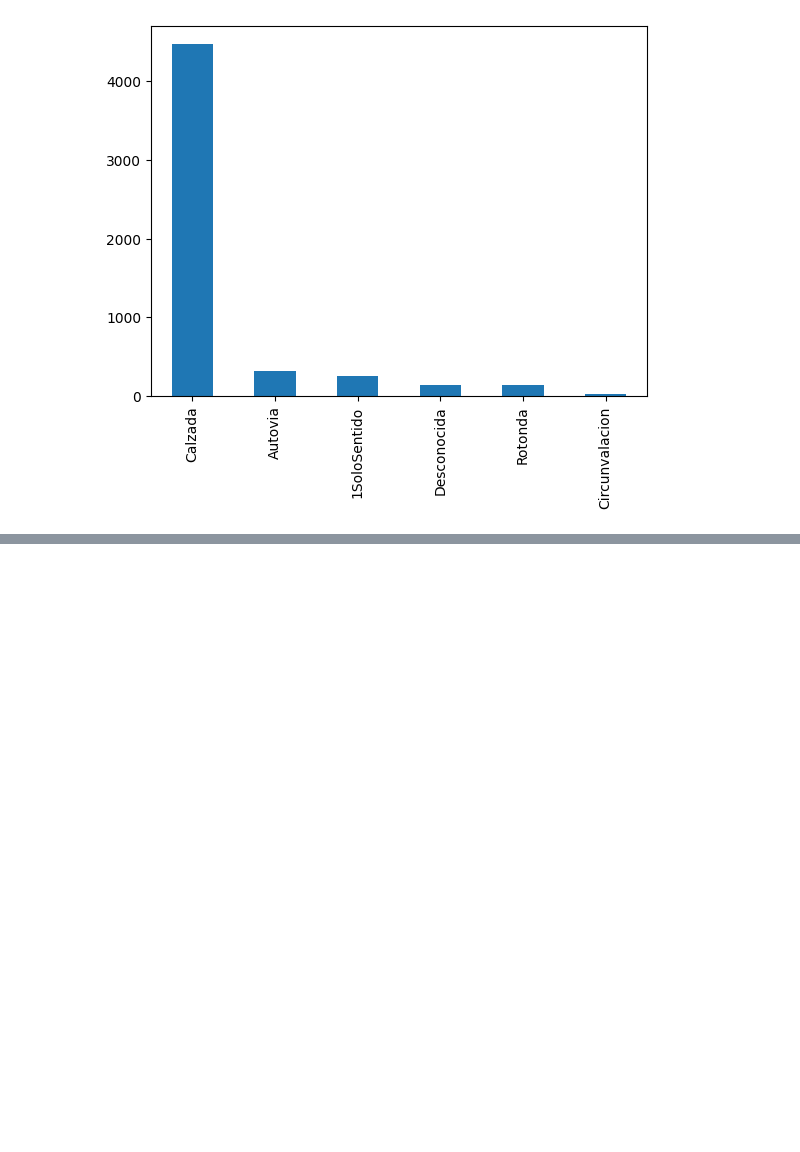
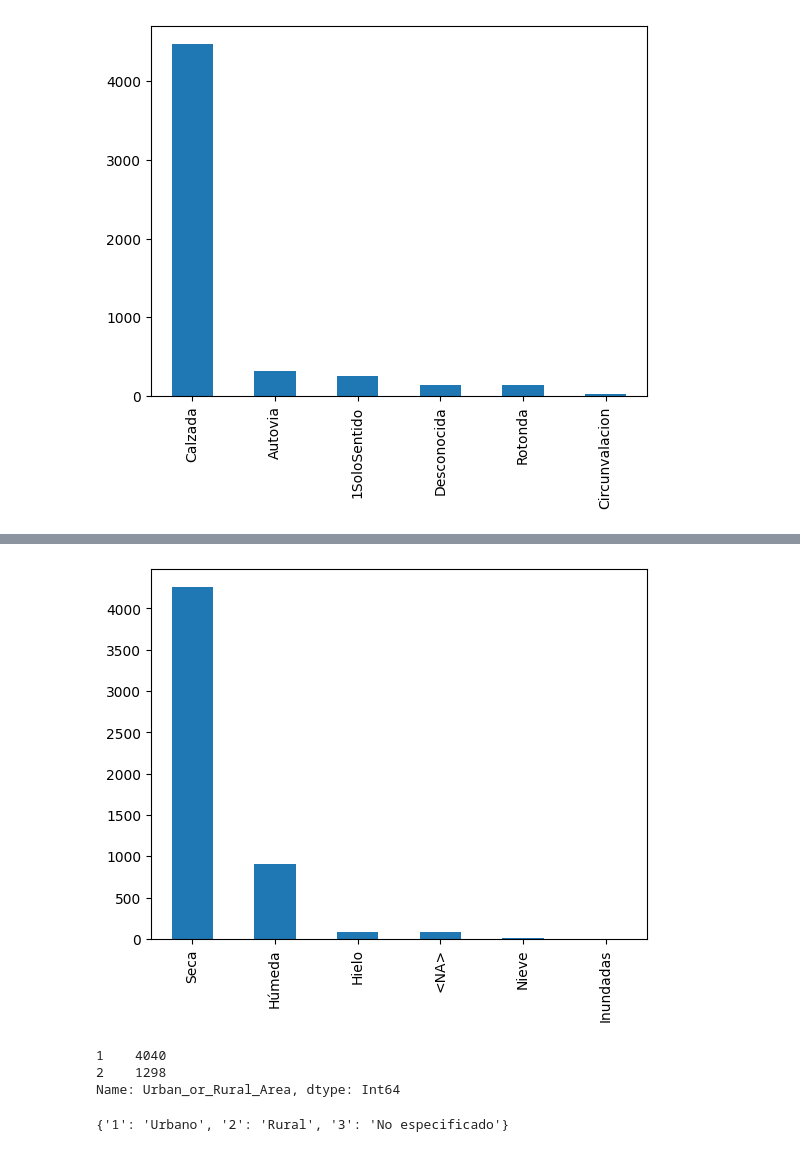
Before and after one commit to uniandes-data-wizards/laboratory-01, a Jupyter notebook: preprocessing_pipeline.ipynb, the cells around one changed output, grey strips where cells are left out. Cells and saved outputs as stored; diff of their text form; code cells hidden in the pictures; blank space fills up the shorter version.

```diff
--- a/preprocessing_pipeline.ipynb
+++ b/preprocessing_pipeline.ipynb
@@ -231,0 +308,4 @@ plot_distribution(df, 'Accident_Severity')
+# %%
+labels = ['Seca', 'Húmeda', 'Nieve', 'Hielo', 'Inundadas', 'Aceite', 'Fango']
+replace_road_surface_conditions=  dict(map(lambda x: (str(x[0] + 1), x[1]), enumerate(labels))) | {'-1': np.NAN}
+replace_road_surface_conditions
@@ -231,0 +321,18 @@ plot_distribution(df, 'Accident_Severity')
+# %%
+df['Road_Surface_Condition'] = df['Road_Surface_Conditions'].replace(replace_road_surface_conditions)
+# %%
+plot_distribution(df, 'Road_Surface_Condition', False)
+# %% [output]
+[figure, added]
+# %%
+df['Urban_or_Rural_Area'].value_counts()
+# %% [output]
+1    4040
+2    1298
+Name: Urban_or_Rural_Area, dtype: Int64
+# %%
+labels = ['Urbano', 'Rural', 'No especificado']
+replace_urban_rural=  dict(map(lambda x: (str(x[0] + 1), x[1]), enumerate(labels)))
+replace_urban_rural
+# %% [output]
+{'1': 'Urbano', '2': 'Rural', '3': 'No especificado'}
```
Also changed, not shown: parts of 75 cells of this notebook, 3 other files.
